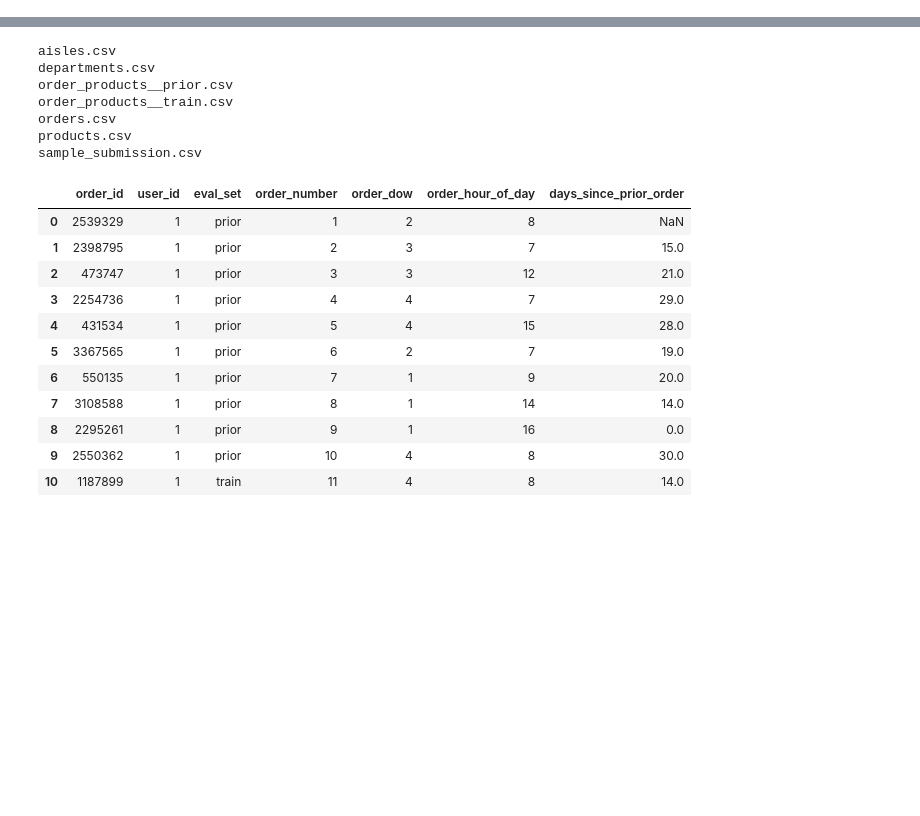
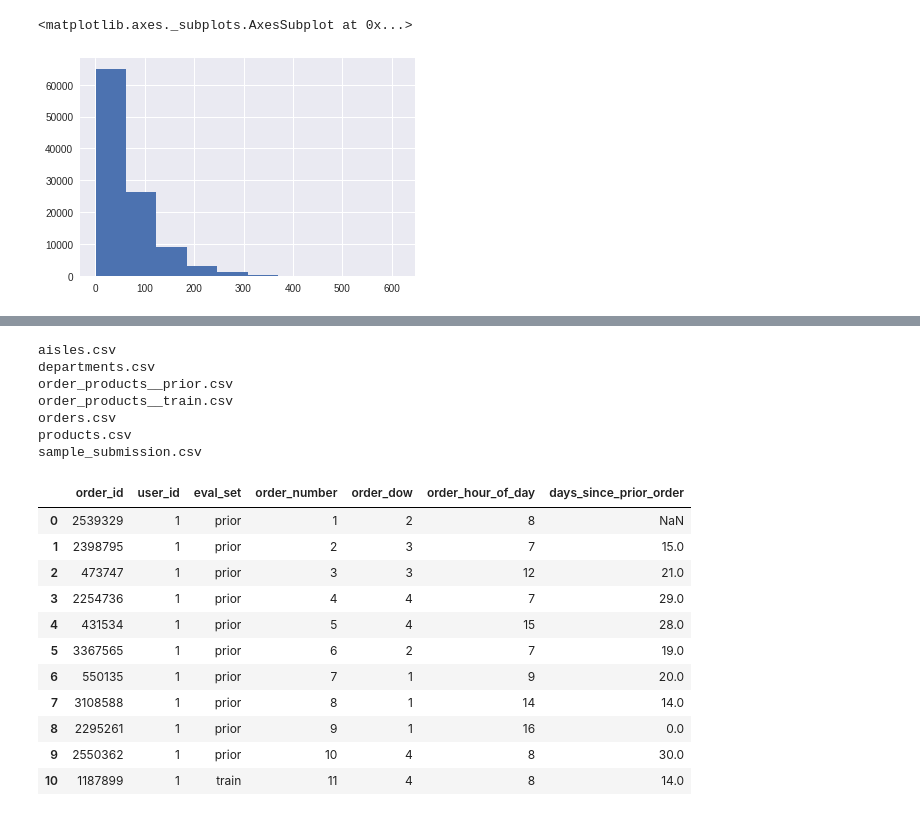
Before and after one commit to tkm2261/kaggle_instacart, a Jupyter notebook: protos/Untitled.ipynb, the cells around one changed output, grey strips where cells are left out. Cells and saved outputs as stored; diff of their text form; code cells hidden in the pictures; blank space fills up the shorter version.

```diff
--- a/protos/Untitled.ipynb
+++ b/protos/Untitled.ipynb
@@ -12,0 +38,5 @@ pd.options.mode.chained_assignment = None  # default='warn'
+# %%
+df_trn.groupby('user_id')['user_id'].count().hist()
+# %% [output]
+<matplotlib.axes._subplots.AxesSubplot at 0x...>
+[figure, added]
```
Also changed, not shown: parts of 8 cells of this notebook, 17 other files.
